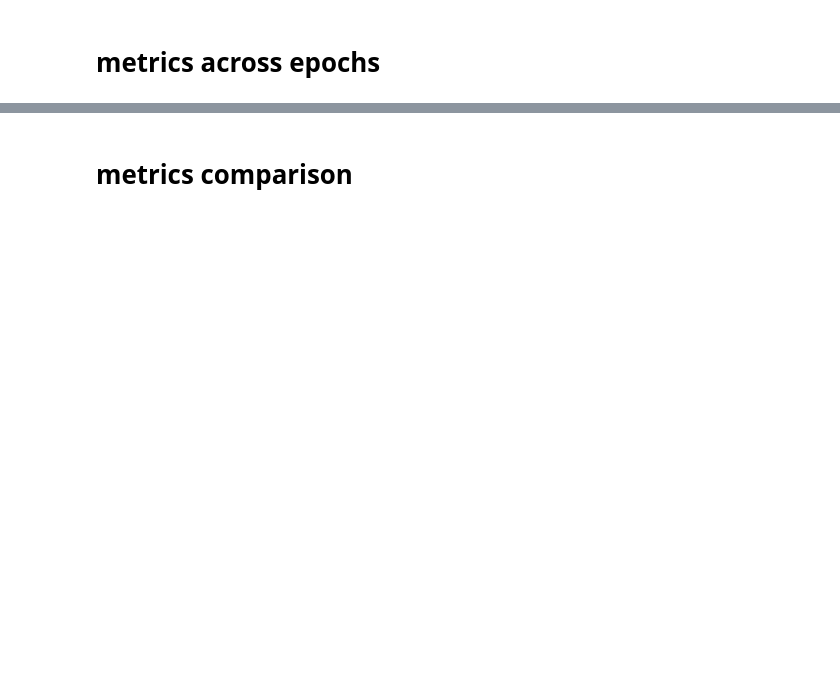
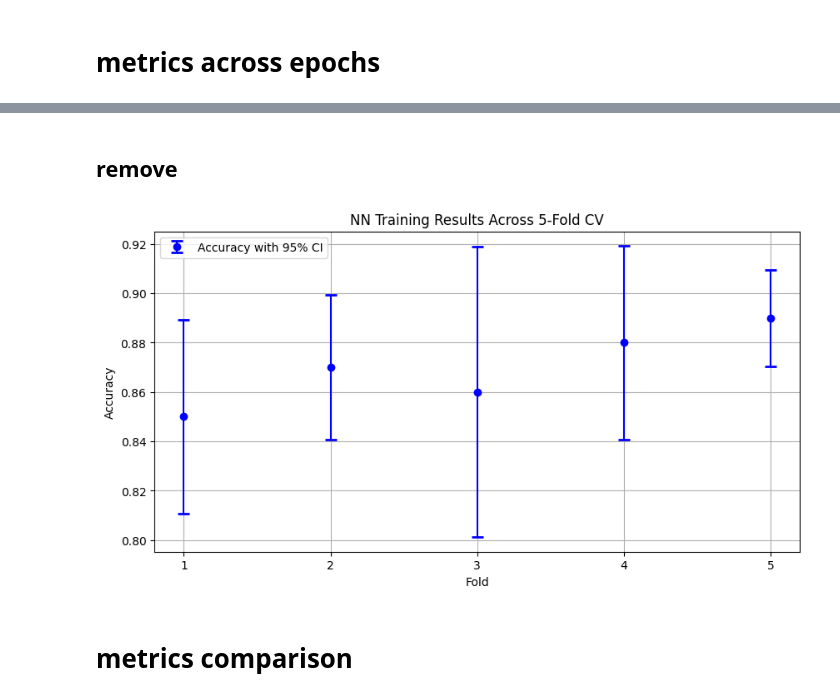
Before and after one commit to agurianova/rolling-in-the-deep, a Jupyter notebook: notebooks/results.ipynb, the cells around one changed output, grey strips where cells are left out. Saved outputs shown, nothing was run; the diff lists cells and outputs as text; code cells hidden in the pictures; blank space fills up the shorter version.

```diff
--- a/notebooks/results.ipynb
+++ b/notebooks/results.ipynb
@@ -78,3 +189,33 @@ plt.show()
+# %% [markdown]
+## remove
+# %%
+import numpy as np
+import matplotlib.pyplot as plt
+
+# Sample data: mean accuracies and standard deviations for 5 folds
+mean_accuracies = np.array([0.85, 0.87, 0.86, 0.88, 0.89])
+std_devs = np.array([0.02, 0.015, 0.03, 0.02, 0.01])
+
+# Calculate the confidence intervals (CIs)
+# Assuming a normal distribution, the 95% CI corresponds to 1.96 * Standard Deviation
+ci = 1.96 * std_devs
+
+# Define the folds
+folds = np.arange(1, 6)
+
+# Plotting
+plt.figure(figsize=(10, 5))
+plt.errorbar(folds, mean_accuracies, yerr=ci, fmt='o', capsize=5, capthick=2, color='blue', label='Accuracy with 95% CI')
+
+plt.xticks(folds)
+plt.xlabel('Fold')
+plt.ylabel('Accuracy')
+plt.title('NN Training Results Across 5-Fold CV')
+plt.legend()
+plt.grid(True)
+plt.show()
+# %% [output]
+[figure, added]
 # %% [markdown]
 # metrics comparison
 # %%
```
Also changed, not shown: parts of 23 cells of this notebook.
